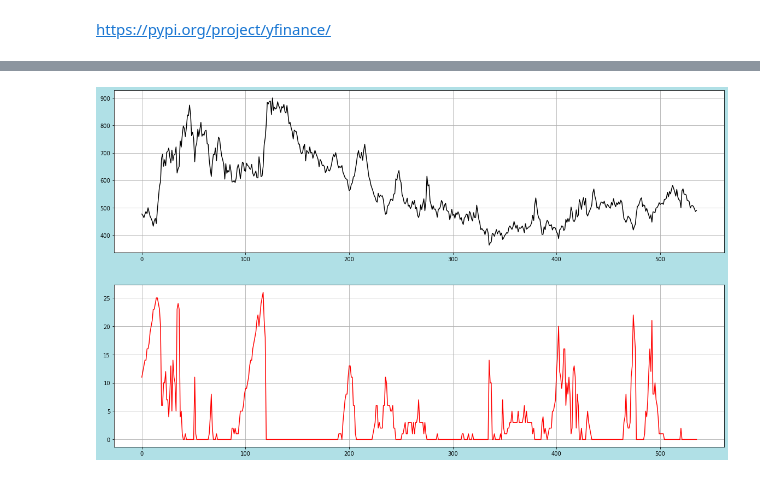
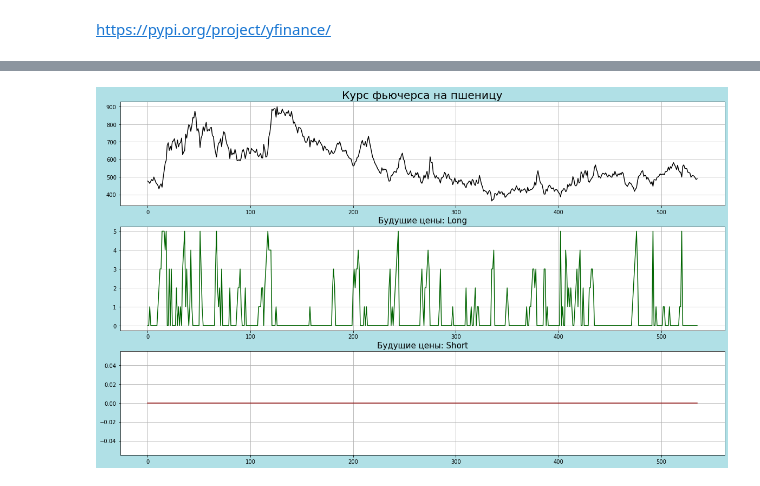
Before and after one commit to ForestTiger-GH/COTRA, a Jupyter notebook: Скачивание_котировок.ipynb, the cells around one changed output, grey strips where cells are left out. Cells and saved outputs as stored; diff of their text form; code cells hidden in the pictures.

```diff
--- a/Скачивание_котировок.ipynb
+++ b/Скачивание_котировок.ipynb
@@ -59,9 +61,9 @@ column_week_prefix = "Week_"
 column_bilweek_prefix = "Bin_Long_Week_"
 column_bisweek_prefix = "Bin_Short_Week_"
 column_binweek_prefix = "Bin_Neut_Week_"
-number_future_weeks = 26
+number_future_weeks = 5
 
-target_price_count = 0.12
+target_price_count = 0.07
 skip_count_less = 5
 
 Wheat_SRW.drop('Dividends', axis=1, inplace=True)
@@ -98,16 +127,22 @@ Wheat_SRW['Net'] = Wheat_SRW['Long'] - Wheat_SRW['Short']
 # %%
 fig = plt.figure()
-ax_1 = fig.add_subplot(2, 1, 1)
+ax_1 = fig.add_subplot(3, 1, 1)
 ax_1.grid()
-ax_2 = fig.add_subplot(2, 1, 2)
+ax_2 = fig.add_subplot(3, 1, 2)
 ax_2.grid()
+ax_3 = fig.add_subplot(3, 1, 3)
+ax_3.grid()
 fig.set(facecolor = 'powderblue')
 
+ax_1.set_title('Курс фьючерса на пшеницу', fontsize = 20)
 ax_1.plot(Wheat_SRW['Close'], color='black')
-ax_2.plot(Wheat_SRW['Net'], color='red')
+ax_2.set_title('Будущие цены: Long', fontsize = 15)
+ax_2.plot(Wheat_SRW['Long'], color='darkgreen')
+ax_3.set_title('Будущие цены: Short', fontsize = 15)
+ax_3.plot(Wheat_SRW['Short'], color='darkred')
 
 fig.set_figwidth(20)
 fig.set_figheight(12)
 fig.show()
 # %% [output]
-[figure, old version]
+[figure, new version]
```
Also changed, not shown: parts of 8 cells of this notebook.
